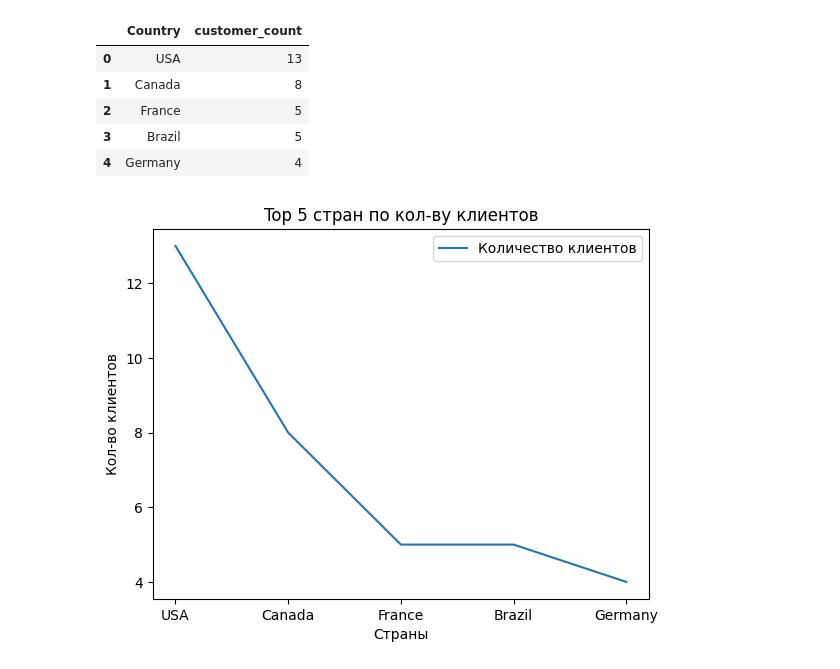
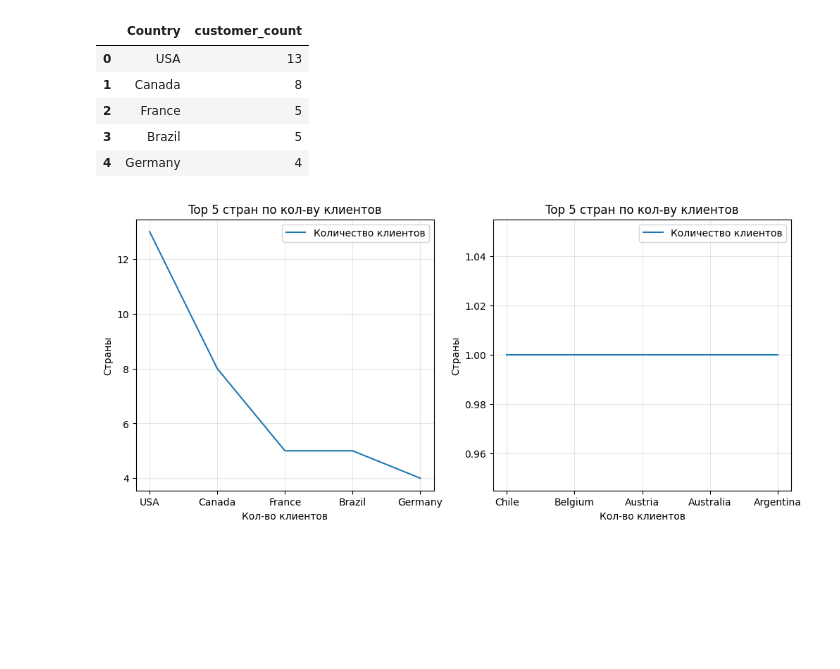
Before and after one commit to barmaley350/SQLLessons, a Jupyter notebook: jupyter_notebooks/examples.ipynb, the cells around one changed output. Saved outputs shown, nothing was run; the diff lists cells and outputs as text; code cells hidden in the pictures; blank space fills up the shorter version.

```diff
--- a/jupyter_notebooks/examples.ipynb
+++ b/jupyter_notebooks/examples.ipynb
@@ -46,10 +46,9 @@ data
 sql = """SELECT Country, Count(*) AS customer_count
     FROM customer
     GROUP BY Country
-    ORDER BY customer_count DESC
-    LIMIT 5;"""
+    ORDER BY customer_count DESC;"""
 data = pd.read_sql_query(sql, conn)
-data
+data.head(5)
 # %% [output]
 |  | Country | customer_count |
 | 0 | USA | 13 |
@@ -58,12 +57,21 @@ data
 | 3 | Brazil | 5 |
 | 4 | Germany | 4 |
 # %%
-fig = plt.figure()
-plt.plot(data["Country"], data["customer_count"], label="Количество клиентов")
-plt.ylabel("Кол-во клиентов")
-plt.xlabel("Страны")
-plt.title("Top 5 стран по кол-ву клиентов")
-plt.legend()
+fig, (ax1, ax2) = plt.subplots(1, 2, figsize=(12, 5))
+ax1.plot(data["Country"].head(5), data["customer_count"].head(5), label="Количество клиентов")
+ax1.set_xlabel("Кол-во клиентов")
+ax1.set_ylabel("Страны")
+ax1.set_title("Top 5 стран по кол-ву клиентов")
+ax1.legend()
+ax1.grid(True, alpha=0.3)
+
+ax2.plot(data["Country"].tail(5), data["customer_count"].tail(5), label="Количество клиентов")
+ax2.set_xlabel("Кол-во клиентов")
+ax2.set_ylabel("Страны")
+ax2.set_title("Top 5 стран по кол-ву клиентов")
+ax2.legend()
+ax2.grid(True, alpha=0.3)
+
 plt.show()
 # %% [output]
-[figure, old version]
+[figure, new version]
```
Also changed, not shown: 2 other files.
